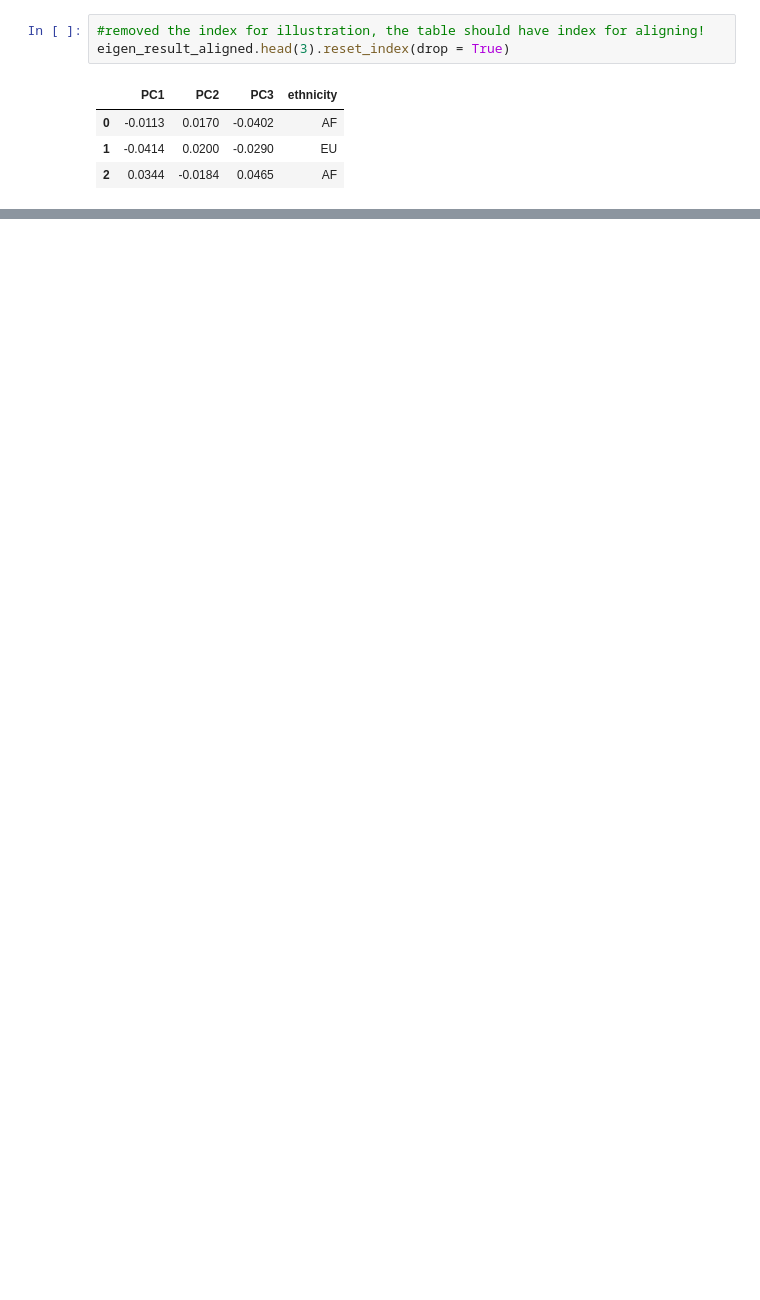
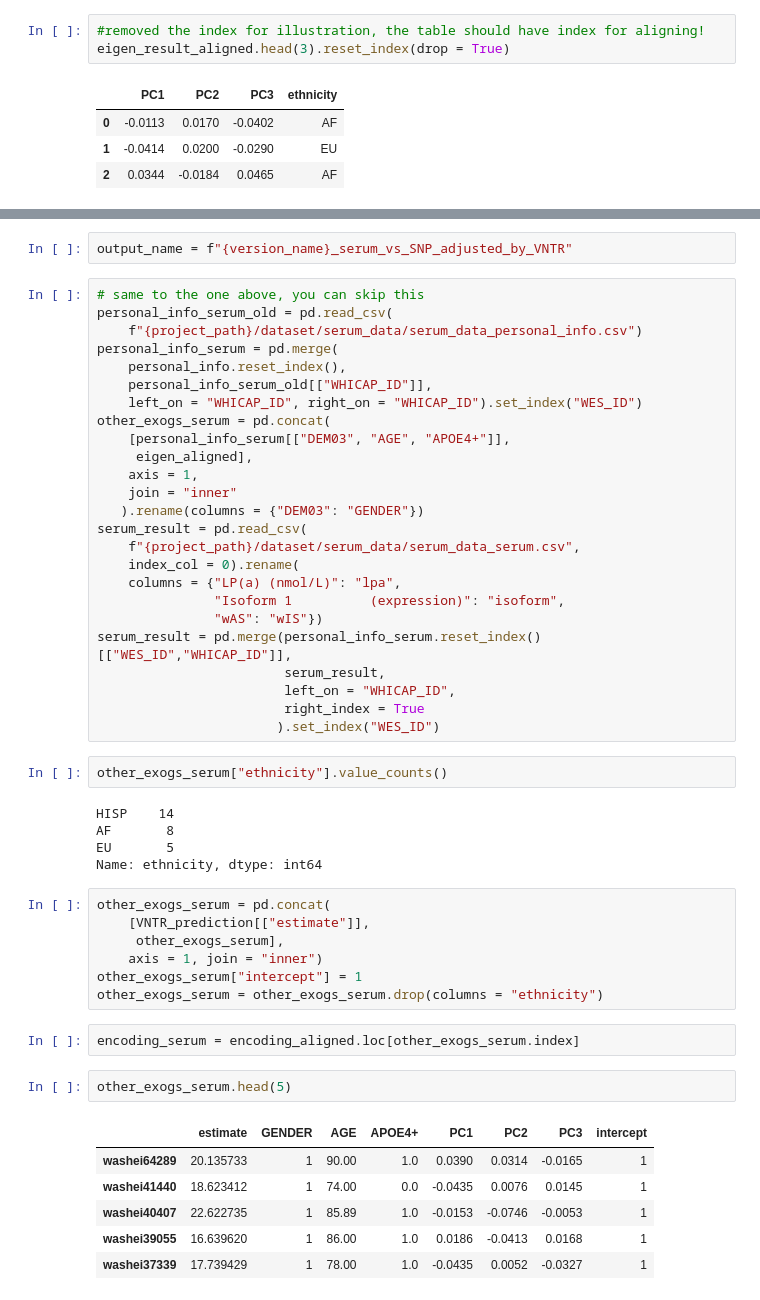
Before and after one commit to alexliyihao/lpa-analysis, a Jupyter notebook: docs/example.ipynb, the cells around one changed output, grey strips where cells are left out. Saved outputs shown, nothing was run; the diff lists cells and outputs as text; blank space fills up the shorter version.

```diff
--- a/docs/example.ipynb
+++ b/docs/example.ipynb
@@ -490,0 +529,52 @@ aggregate_results.shape
+# %%
+output_name = f"{version_name}_serum_vs_SNP_adjusted_by_VNTR"
+# %%
+# same to the one above, you can skip this
+personal_info_serum_old = pd.read_csv(
+    f"{project_path}/dataset/serum_data/serum_data_personal_info.csv")
+personal_info_serum = pd.merge(
+    personal_info.reset_index(),
+    personal_info_serum_old[["WHICAP_ID"]],
+    left_on = "WHICAP_ID", right_on = "WHICAP_ID").set_index("WES_ID")
+other_exogs_serum = pd.concat(
+    [personal_info_serum[["DEM03", "AGE", "APOE4+"]],
+     eigen_aligned],
+    axis = 1,
+    join = "inner"
+   ).rename(columns = {"DEM03": "GENDER"})
+serum_result = pd.read_csv(
+    f"{project_path}/dataset/serum_data/serum_data_serum.csv",
+    index_col = 0).rename(
+    columns = {"LP(a) (nmol/L)": "lpa",
+               "Isoform 1          (expression)": "isoform",
+               "wAS": "wIS"})
+serum_result = pd.merge(personal_info_serum.reset_index()[["WES_ID","WHICAP_ID"]],
+                        serum_result,
+                        left_on = "WHICAP_ID",
+                        right_index = True
+                       ).set_index("WES_ID")
+# %%
+other_exogs_serum["ethnicity"].value_counts()
+# %% [output]
+HISP    14
+AF       8
+EU       5
+Name: ethnicity, dtype: int64
+# %%
+other_exogs_serum = pd.concat(
+    [VNTR_prediction[["estimate"]],
+     other_exogs_serum],
+    axis = 1, join = "inner")
+other_exogs_serum["intercept"] = 1
+other_exogs_serum = other_exogs_serum.drop(columns = "ethnicity")
+# %%
+encoding_serum = encoding_aligned.loc[other_exogs_serum.index]
+# %%
+other_exogs_serum.head(5)
+# %% [output]
+|  | estimate | GENDER | AGE | APOE4+ | PC1 | PC2 | PC3 | intercept |
+| washei64289 | 20.135733 | 1 | 90.00 | 1.0 | 0.0390 | 0.0314 | -0.0165 | 1 |
+| washei41440 | 18.623412 | 1 | 74.00 | 0.0 | -0.0435 | 0.0076 | 0.0145 | 1 |
+| washei40407 | 22.622735 | 1 | 85.89 | 1.0 | -0.0153 | -0.0746 | -0.0053 | 1 |
+| washei39055 | 16.639620 | 1 | 86.00 | 1.0 | 0.0186 | -0.0413 | 0.0168 | 1 |
+| washei37339 | 17.739429 | 1 | 78.00 | 1.0 | -0.0435 | 0.0052 | -0.0327 | 1 |
```
Also changed, not shown: parts of 146 cells of this notebook.
